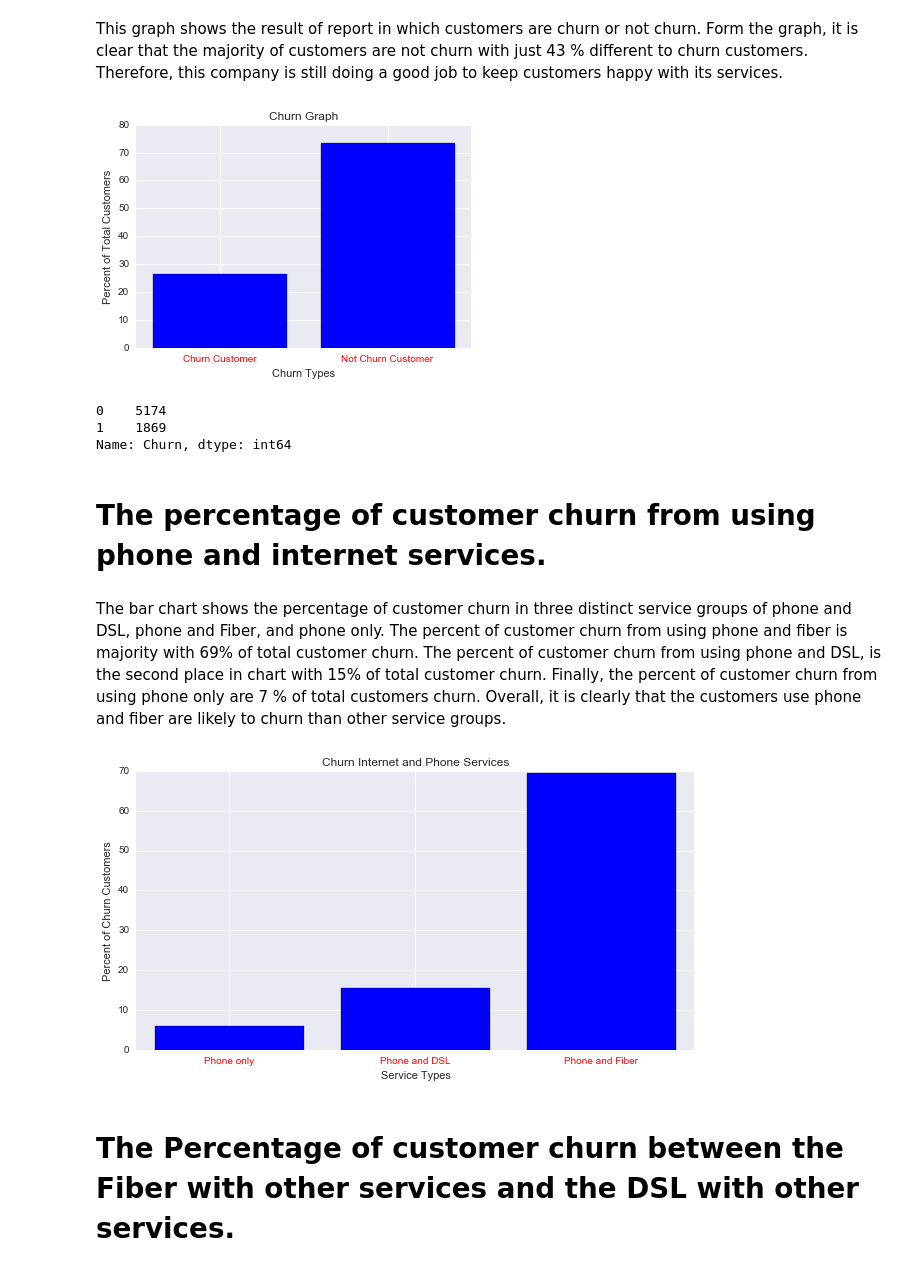
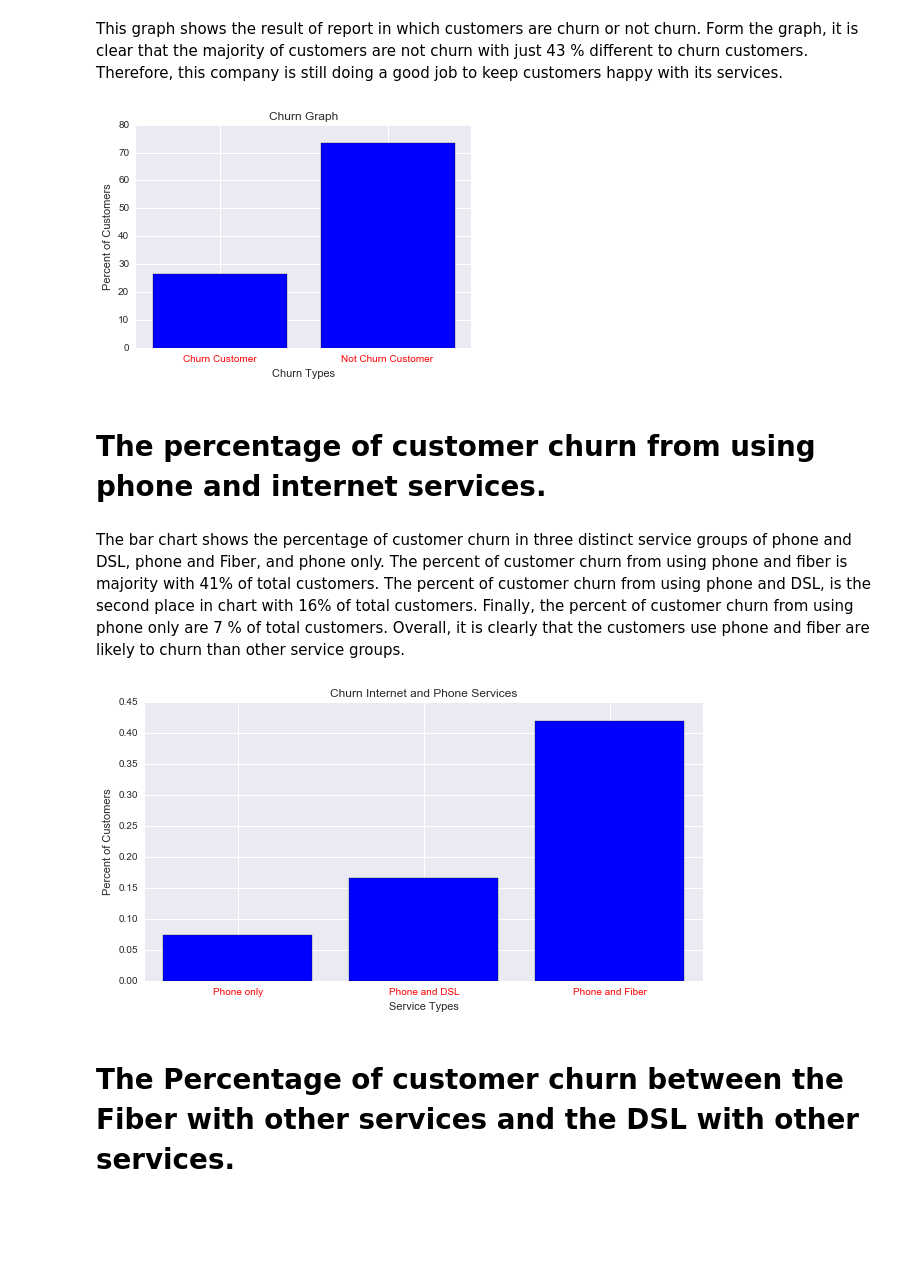
Before and after one commit to vinhpvu/Telco-customer-analytics, a Jupyter notebook: Untitled.ipynb, the cells around one changed output. Cells and saved outputs as stored; diff of their text form; code cells hidden in the pictures; blank space fills up the shorter version.

```diff
--- a/Untitled.ipynb
+++ b/Untitled.ipynb
@@ -101,11 +101,7 @@ plt.xlabel('Churn Types')
 plt.ylabel('Percent of Customers')
 plt.title('Churn Graph')
 plt.show()
-customer.Churn.value_counts()
 # %% [output]
-[figure, old version]
+[figure, new version]
-0    5174
-1    1869
-Name: Churn, dtype: int64
 # %% [markdown]
 # The percentage of customer churn from using phone and internet services.
@@ -116,28 +108,23 @@ def percent_column(x):
 # %% [markdown]
-The bar chart shows the percentage of customer churn in three distinct service groups of phone and DSL, phone and Fiber, and phone only. The percent of customer churn from using phone and fiber is majority with 69% of total customer churn. The percent of customer churn from using phone and DSL, is the second place in chart with 15% of total customer churn. Finally, the percent of customer churn from using phone only are 7 % of total customers churn. Overall, it is clearly that the customers use phone and fiber are likely to churn than other service groups.
+The bar chart shows the percentage of customer churn in three distinct service groups of phone and DSL, phone and Fiber, and phone only. The percent of customer churn from using phone and fiber is majority with 41% of total customers. The percent of customer churn from using phone and DSL, is the second place in chart with 16% of total customers. Finally, the percent of customer churn from using phone only are 7 % of total customers. Overall, it is clearly that the customers use phone and fiber are likely to churn than other service groups.
 # %%
-churn_phone_DSL=churn_data.customerID[(churn_data["DSL"]==1)&(churn_data["PhoneService"]==1)]
-churn_phone_Fiber=churn_data.customerID[(churn_data["Fiber optic"]==1)&(churn_data["PhoneService"]==1)]
-churn_phone=churn_data.customerID[(churn_data["PhoneService"]==1)&(churn_data["Fiber optic"]==0)&(churn_data["DSL"]==0)]
-
-percent_churn_phone_DSL= percent_column(churn_phone_DSL)
-percent_churn_phone_Fiber=percent_column(churn_phone_Fiber)
-percent_churn_phone=percent_column(churn_phone)
-
+percent_churn_phone_DSL=customer[(customer["DSL"]==1)&(customer["PhoneService"]==1)].Churn.mean()
+percent_churn_phone_Fiber=customer[(customer["Fiber optic"]==1)&(customer["PhoneService"]==1)].Churn.mean()
+percent_churn_phone=customer[(customer["PhoneService"]==1)&((customer["Fiber optic"]==0)&(customer["DSL"]==0))].Churn.mean()
 axis=[1,2,3]
 plt.figure(figsize=(10,5))
 plt.bar(axis, [percent_churn_phone,percent_churn_phone_DSL,percent_churn_phone_Fiber],color="blue",align = 'center')
 
 labels = ['Phone only','Phone and DSL','Phone and Fiber']
 
 plt.xticks(axis,labels, color='red')
 
 plt.xlabel('Service Types')
 plt.ylabel('Percent of Customers')
 plt.title('Churn Internet and Phone Services')
 plt.show()
 # %% [output]
-[figure, old version]
+[figure, new version]
 # %% [markdown]
 # The Percentage of customer churn between the Fiber with other services and the DSL with other services.
 # %% [markdown]
```
Also changed, not shown: parts of 19 cells of this notebook.
